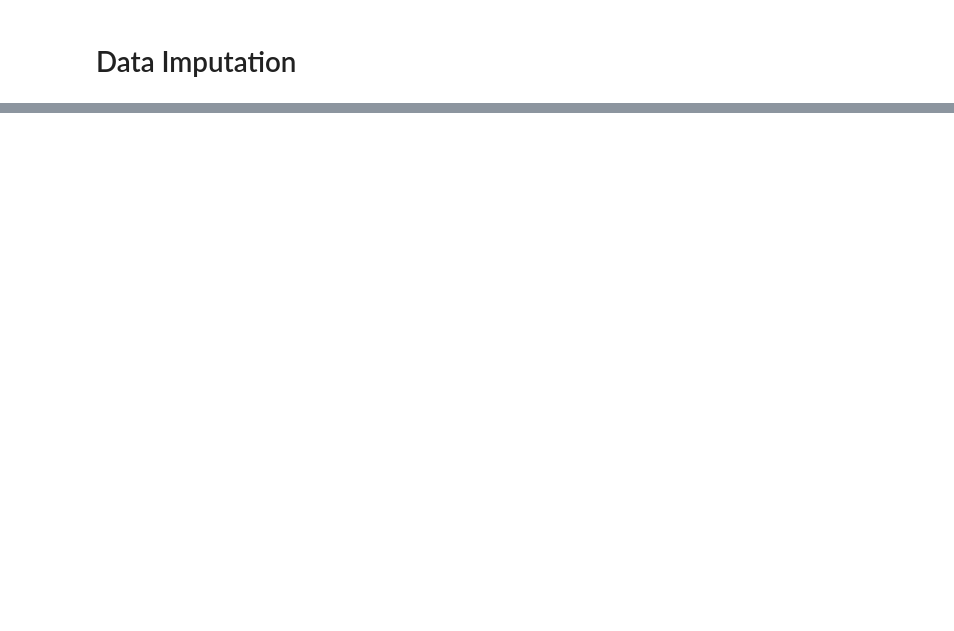
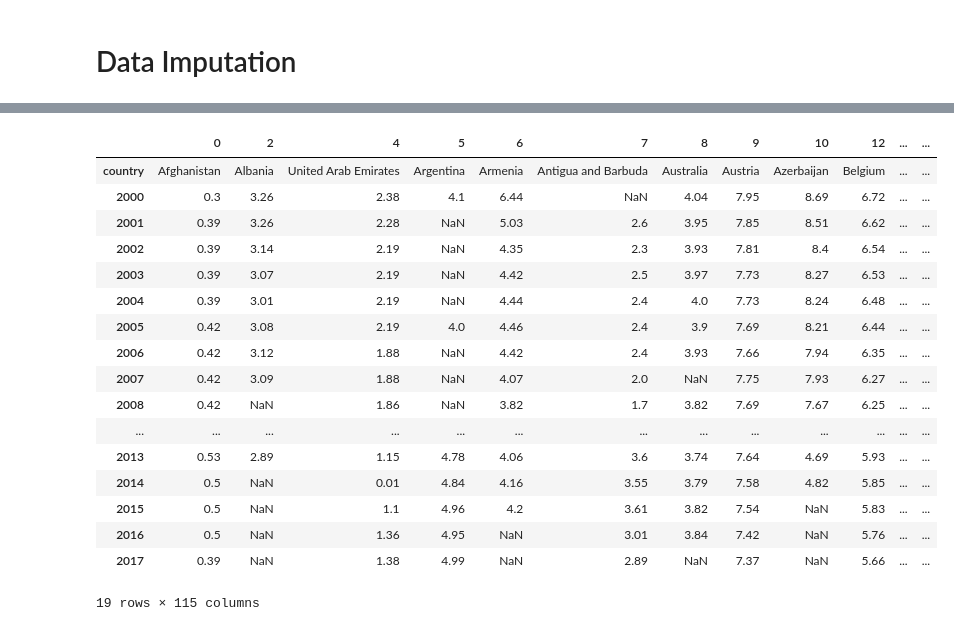
Before and after one commit to Norbert-Podgorski/Child-Mortality-Prediction-Bayesian-Model, a Jupyter notebook: KPI_analysis.ipynb, the cells around one changed output, grey strips where cells are left out. Drawn from its saved outputs; the diff is of its cells as text; code cells hidden in the pictures; blank space fills up the shorter version.

Commit message:
data preparation

```diff
--- a/KPI_analysis.ipynb
+++ b/KPI_analysis.ipynb
@@ -69,2 +46,9 @@ plot_global_map(gpd_global_internet_users, 'Broadband Subscription', 2020)
 # %% [markdown]
 # Data Imputation
+# %%
+child_mortality_df = KPI_data["child_mortality_0_5_year_olds_dying_per_1000_born"]
+coal_consumption_df = KPI_data["coal_consumption_per_cap"]
+food_supply_df = KPI_data["food_supply_kilocalories_per_person_and_day"]
+med_beds_df = KPI_data["sh_med_beds_zs"]
+
+years_range = [str(i) for i in range(2000, 2020)]
@@ -70,0 +341,3 @@ plot_global_map(gpd_global_internet_users, 'Broadband Subscription', 2020)
+# %%
+med_beds_df = med_beds_df [["country"] + years_range]
+med_beds_df
@@ -70,0 +378,3 @@ plot_global_map(gpd_global_internet_users, 'Broadband Subscription', 2020)
+# %%
+med_beds_df = med_beds_df [["country"] + years_range[:-2]]
+med_beds_df
@@ -70,0 +395,3 @@ plot_global_map(gpd_global_internet_users, 'Broadband Subscription', 2020)
+# %%
+med_beds_df = med_beds_df[med_beds_df.isna().sum(axis=1) < 9]
+med_beds_df
@@ -70,0 +412,22 @@ plot_global_map(gpd_global_internet_users, 'Broadband Subscription', 2020)
+# %%
+med_beds_df = med_beds_df.T
+med_beds_df
+# %% [output]
+|  | 0 | 2 | 4 | 5 | 6 | 7 | 8 | 9 | 10 | 12 | ... | ... |
+| country | Afghanistan | Albania | United Arab Emirates | Argentina | Armenia | Antigua and Barbuda | Australia | Austria | Azerbaijan | Belgium | ... | ... |
+| 2000 | 0.3 | 3.26 | 2.38 | 4.1 | 6.44 | NaN | 4.04 | 7.95 | 8.69 | 6.72 | ... | ... |
+| 2001 | 0.39 | 3.26 | 2.28 | NaN | 5.03 | 2.6 | 3.95 | 7.85 | 8.51 | 6.62 | ... | ... |
+| 2002 | 0.39 | 3.14 | 2.19 | NaN | 4.35 | 2.3 | 3.93 | 7.81 | 8.4 | 6.54 | ... | ... |
+| 2003 | 0.39 | 3.07 | 2.19 | NaN | 4.42 | 2.5 | 3.97 | 7.73 | 8.27 | 6.53 | ... | ... |
+| 2004 | 0.39 | 3.01 | 2.19 | NaN | 4.44 | 2.4 | 4.0 | 7.73 | 8.24 | 6.48 | ... | ... |
+| 2005 | 0.42 | 3.08 | 2.19 | 4.0 | 4.46 | 2.4 | 3.9 | 7.69 | 8.21 | 6.44 | ... | ... |
+| 2006 | 0.42 | 3.12 | 1.88 | NaN | 4.42 | 2.4 | 3.93 | 7.66 | 7.94 | 6.35 | ... | ... |
+| 2007 | 0.42 | 3.09 | 1.88 | NaN | 4.07 | 2.0 | NaN | 7.75 | 7.93 | 6.27 | ... | ... |
+| 2008 | 0.42 | NaN | 1.86 | NaN | 3.82 | 1.7 | 3.82 | 7.69 | 7.67 | 6.25 | ... | ... |
+| ... | ... | ... | ... | ... | ... | ... | ... | ... | ... | ... | ... | ... |
+| 2013 | 0.53 | 2.89 | 1.15 | 4.78 | 4.06 | 3.6 | 3.74 | 7.64 | 4.69 | 5.93 | ... | ... |
+| 2014 | 0.5 | NaN | 0.01 | 4.84 | 4.16 | 3.55 | 3.79 | 7.58 | 4.82 | 5.85 | ... | ... |
+| 2015 | 0.5 | NaN | 1.1 | 4.96 | 4.2 | 3.61 | 3.82 | 7.54 | NaN | 5.83 | ... | ... |
+| 2016 | 0.5 | NaN | 1.36 | 4.95 | NaN | 3.01 | 3.84 | 7.42 | NaN | 5.76 | ... | ... |
+| 2017 | 0.39 | NaN | 1.38 | 4.99 | NaN | 2.89 | NaN | 7.37 | NaN | 5.66 | ... | ... |
+19 rows × 115 columns
```
Also changed, not shown: parts of 55 cells of this notebook.
